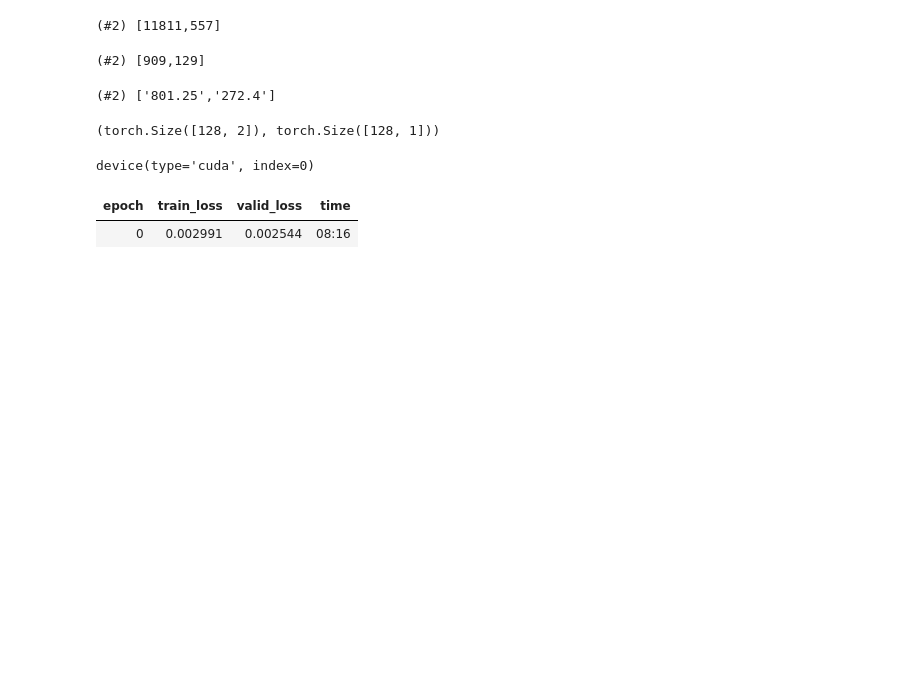
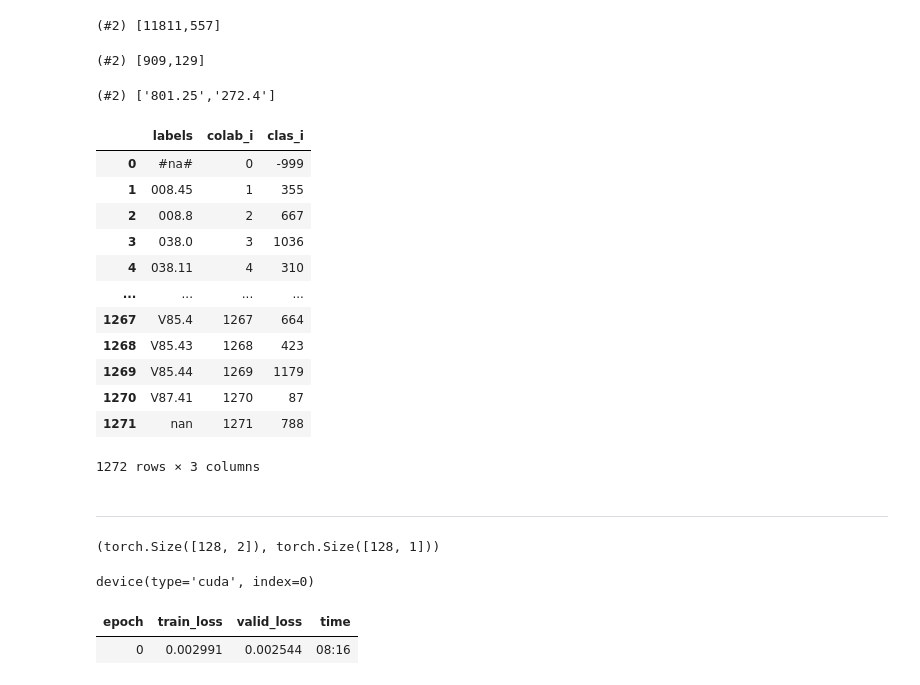
Before and after one commit to debjyotiSRoy/xcube_old, a Jupyter notebook: nbs/examples/mimic/sample/mimic3-9k_sample.ipynb, the cells around one changed output. Saved outputs shown, nothing was run; the diff lists cells and outputs as text; code cells hidden in the pictures; blank space fills up the shorter version.

Commit message:
working on interpreting embeddings leaned from colab model

```diff
--- a/nbs/examples/mimic/sample/mimic3-9k_sample.ipynb
+++ b/nbs/examples/mimic/sample/mimic3-9k_sample.ipynb
@@ -37,31 +29,0 @@ test_eq(namestr(a, globals()), ['a'])
-# %%
-path = Path.cwd()
-path_data = path/'data'
-path_model = path/'models'
-
-path_model.mkdir(exist_ok=True)
-path_data.mkdir(exist_ok=True)
-
-file_prefix = 'mimic3-9k'
-
-data = path_data/(file_prefix+'.csv')
-dls_lm_path, dls_lm_r_path = path_model/f"{file_prefix}_dls_lm.pkl", path_model/f"{file_prefix}_dls_lm_r.pkl"
-dls_lm_vocab_path, dls_lm_vocab_r_path = path_model/f"{file_prefix}_dls_lm_vocab.pkl", path_model/f"{file_prefix}_dls_lm_vocab_r.pkl"
-lm_path, lm_r_path = path_model/f"{file_prefix}_lm.pth", path_model/f"{file_prefix}_lm_r.pth"
-lm_finetuned_path, lm_finetuned_r_path = path_model/f"{file_prefix}_lm_finetuned.pth", path_model/f"{file_prefix}_lm_finetuned_r.pth"
-dsets_clas_path, dsets_clas_r_path = path_model/f"{file_prefix}_dset_clas.pkl", path_model/f"{file_prefix}_dset_clas_r.pkl"
-dls_clas_path, dls_clas_r_path = path_model/f"{file_prefix}_dls_clas.pkl", path_model/f"{file_prefix}_dls_clas_r.pkl"
-clas_path, clas_r_path = path_model/f"{file_prefix}_clas.pth", path_model/f"{file_prefix}_clas_r.pth"
-dls_colab_path = path_model/f"{file_prefix}_dls_colab.pkl"
-plist = [path, path_data, path_model,
-         data,
-         dls_lm_path, dls_lm_r_path,
-         dls_lm_vocab_path, dls_lm_vocab_r_path,
-         lm_path, lm_r_path,
-         lm_finetuned_path, lm_finetuned_r_path,
-         dsets_clas_path, dsets_clas_r_path,
-         dls_clas_path, dls_clas_r_path,
-         clas_path, clas_r_path,
-         dls_colab_path]
-for o in plist:
-    print(f"{namestr(o, globals())[0]} = {o}")
@@ -1461,6 +1432,28 @@ dls_colab.classes['label'].map_objs(['801.25', '272.4'])
 dls_colab.classes['label'].map_ids([909, 129])
 # %% [output]
 (#2) ['801.25','272.4']
+# %%
+_df = pd.DataFrame(dls_colab.classes['label'].o2i.items(), columns=['labels', 'colab_i',])
+o = dsets.vocab[1].map_objs(dls_colab.classes['label'][1:])
+o.insert(0, -999)
+_df['clas_i'] = o
+_df
+# %% [output]
+|  | labels | colab_i | clas_i |
+| 0 | #na# | 0 | -999 |
+| 1 | 008.45 | 1 | 355 |
+| 2 | 008.8 | 2 | 667 |
+| 3 | 038.0 | 3 | 1036 |
+| 4 | 038.11 | 4 | 310 |
+| ... | ... | ... | ... |
+| 1267 | V85.4 | 1267 | 664 |
+| 1268 | V85.43 | 1268 | 423 |
+| 1269 | V85.44 | 1269 | 1179 |
+| 1270 | V87.41 | 1270 | 87 |
+| 1271 | nan | 1271 | 788 |
+1272 rows × 3 columns
+# %% [markdown]
+---
 # %%
 x, y = dls_colab.one_batch()
 # %%
```
Also changed, not shown: parts of 20 cells of this notebook, 5 other files.
